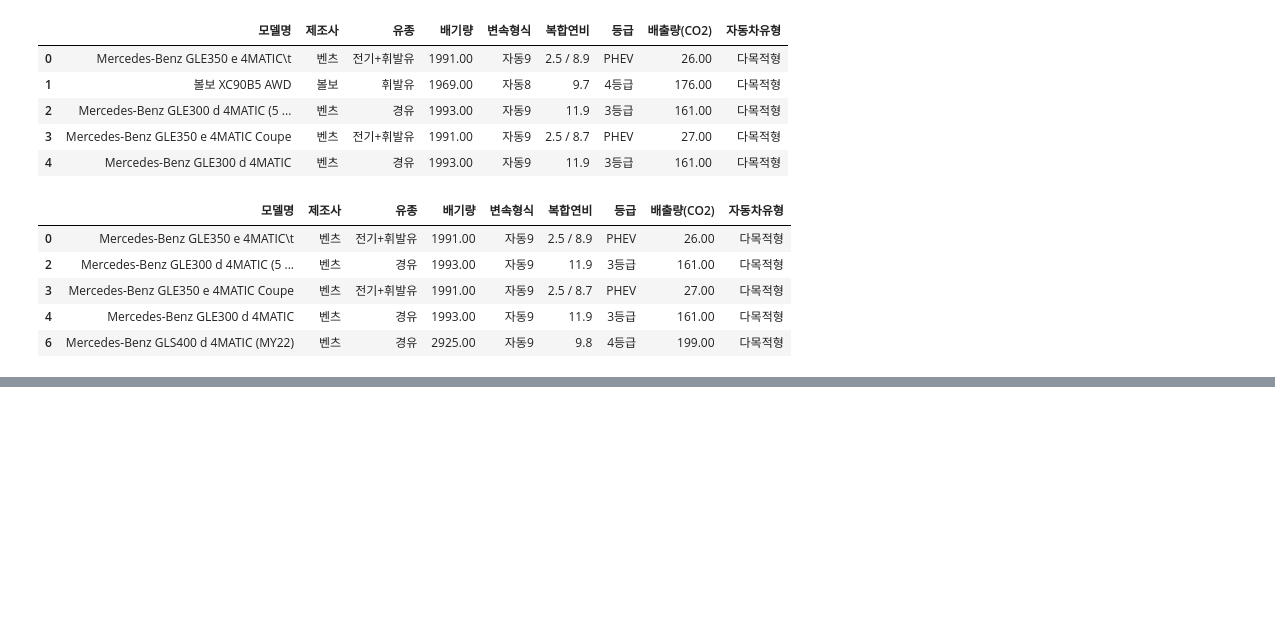
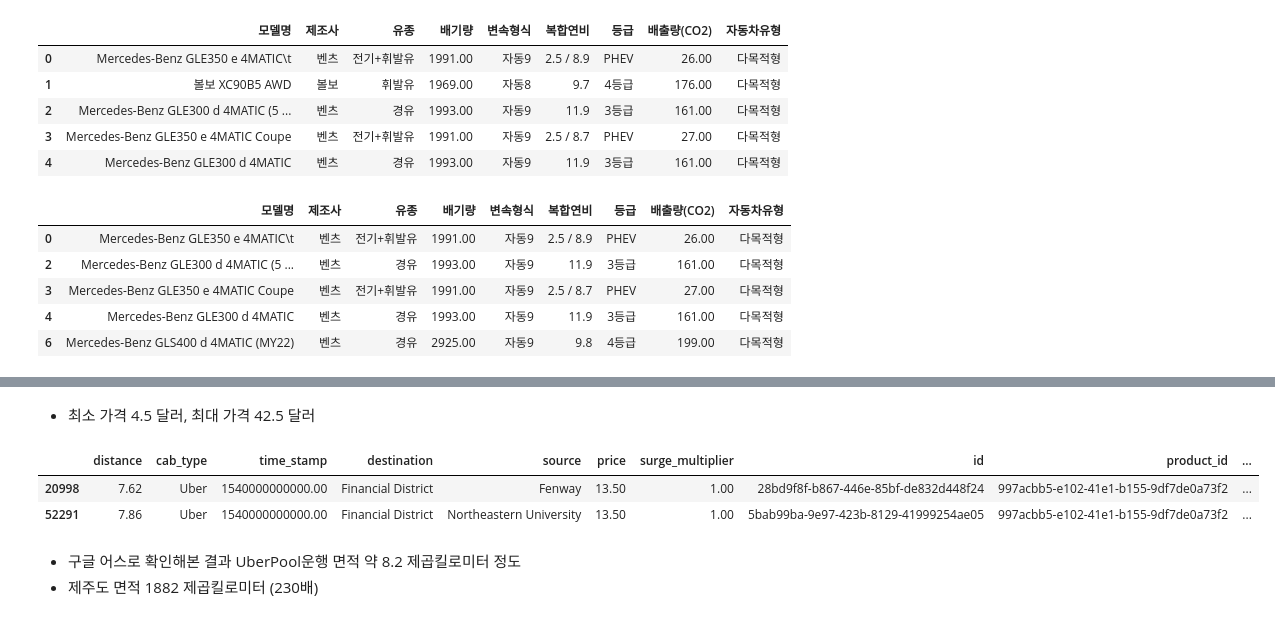
Before and after one commit to L2egg/L2egg, a Jupyter notebook: 제주도.ipynb, the cells around one changed output, grey strips where cells are left out. Cells and saved outputs as stored; diff of their text form; code cells hidden in the pictures; blank space fills up the shorter version.

```diff
--- a/제주도.ipynb
+++ b/제주도.ipynb
@@ -312,0 +382,11 @@ plt.show()
+# %% [markdown]
+- 최소 가격 4.5 달러, 최대 가격 42.5 달러
+# %%
+dataset_uberpool[dataset_uberpool['distance'] >7.5]
+# %% [output]
+|  | distance | cab_type | time_stamp | destination | source | price | surge_multiplier | id | product_id | ... |
+| 20998 | 7.62 | Uber | 1540000000000.00 | Financial District | Fenway | 13.50 | 1.00 | 28bd9f8f-b867-446e-85bf-de832d448f24 | 997acbb5-e102-41e1-b155-9df7de0a73f2 | ... |
+| 52291 | 7.86 | Uber | 1540000000000.00 | Financial District | Northeastern University | 13.50 | 1.00 | 5bab99ba-9e97-423b-8129-41999254ae05 | 997acbb5-e102-41e1-b155-9df7de0a73f2 | ... |
+# %% [markdown]
+- 구글 어스로 확인해본 결과 UberPool운행 면적 약 8.2 제곱킬로미터 정도
+- 제주도 면적 1882 제곱킬로미터 (230배)
```
Also changed, not shown: parts of 28 cells of this notebook.
